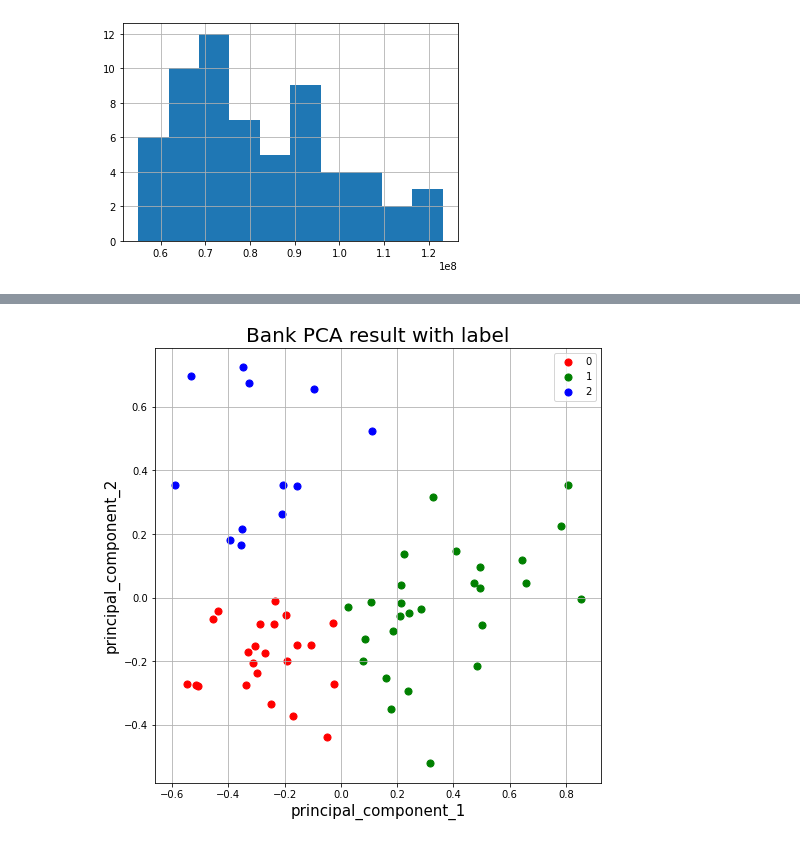
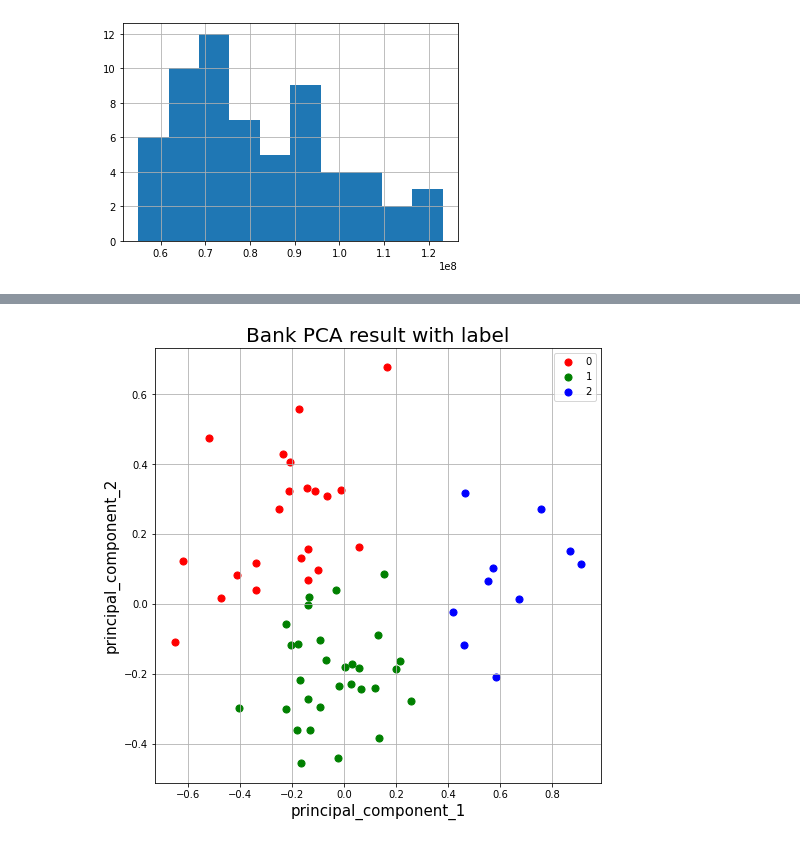
Before and after one commit to paragonyun/2022_bigcontest, a Jupyter notebook: bank.ipynb, the cells around one changed output, grey strips where cells are left out. Cells and saved outputs as stored; diff of their text form; code cells hidden in the pictures.

```diff
--- a/bank.ipynb
+++ b/bank.ipynb
@@ -65,6 +64,7 @@ loan_bank_df
 # %%
 bank_id_list = []
 num_applied_loan_list = []
+num_product_list = []
 avg_loan_rate_list = []
 avg_cofix_rate_list = []
 avg_credit_score_list = []
@@ -73,6 +73,7 @@ avg_loan_rate_per_cofix_rate_list = []
 for bank_id, bank_df in loan_bank_df.groupby('bank_id'):
     bank_id_list.append(bank_id)
     num_applied_loan_list.append(len(bank_df))
+    num_product_list.append(len(bank_df.product_id.unique()))
     avg_loan_rate_list.append(bank_df.loan_rate.mean())
     avg_cofix_rate_list.append(bank_df.cofix_rate.mean())
     avg_credit_score_list.append(bank_df.credit_score.mean())
@@ -81,12 +82,13 @@ for bank_id, bank_df in loan_bank_df.groupby('bank_id'):
 # %%
 bank_info_df = pd.DataFrame({
     'bank_id': bank_id_list,
-    'num_applied_loan': num_applied_loan_list,
+    #'num_applied_loan': num_applied_loan_list,
+    # 'num_product': num_product_list,
     'avg_loan_rate': avg_loan_rate_list,
     'avg_cofix_rate': avg_cofix_rate_list,
     'avg_credit_score': avg_credit_score_list,
     'avg_existing_loan_amt': avg_existing_loan_amt_list,
-    'avg_loan_rate_per_cofix_rate': avg_existing_loan_amt_list,
+    'avg_loan_rate_per_cofix_rate': avg_loan_rate_per_cofix_rate_list,
     }).astype(np.float64)
 # %%
 bank_info_df
@@ -141,7 +142,7 @@ scaled_bank_info_df = pd.DataFrame(scaled_features, index=bank_info_df.index, co
 scaled_bank_info_df['bank_id'] = scaled_bank_info_df.index # bank_id 까지 스케일되어서 다시 인덱스화
 # %%
 from sklearn.cluster import KMeans
-clusterer_input_df = scaled_bank_info_df.iloc[:,1:] # bank_id 제외하고 fit 하기 위함
+clusterer_input_df = scaled_bank_info_df.iloc[:,1:-1] # bank_id 제외하고 fit 하기 위함
 kmeans_clusterer = KMeans(n_clusters=3) # 제 1, 2, 3, 금융권으로 구분하는게 목표이기 때문
 kmeans_clusterer.fit(clusterer_input_df)
 cluster_labels = kmeans_clusterer.predict(clusterer_input_df)
@@ -176,26 +177,26 @@ principal_df['label'] = cluster_labels
 # %%
 import matplotlib.pyplot as plt
 
 fig = plt.figure(figsize = (8, 8))
 ax = fig.add_subplot(1, 1, 1)
 ax.set_xlabel('principal_component_1', fontsize = 15)
 ax.set_ylabel('principal_component_2', fontsize = 15)
 ax.set_title('Bank PCA result with label', fontsize=20)
 
 labels = [0, 1, 2]
 colors = ['r', 'g', 'b']
 for label, color in zip(labels, colors):
     label_idx = scaled_bank_info_df['label'] == label
     ax.scatter(
-        principal_df.loc[label_idx, 'principal_component_1'],
-        principal_df.loc[label_idx, 'principal_component_2'],
+        principal_df.loc[label_idx, 'p_component_1'],
+        principal_df.loc[label_idx, 'p_component_2'],
         c = color,
         s = 50
         )
 ax.legend(labels)
 ax.grid()
 # %% [output]
-[figure, old version]
+[figure, new version]
 # %%
 import plotly.express as px
 from sklearn.decomposition import PCA
```
Also changed, not shown: parts of 15 cells of this notebook, 3 other files.
